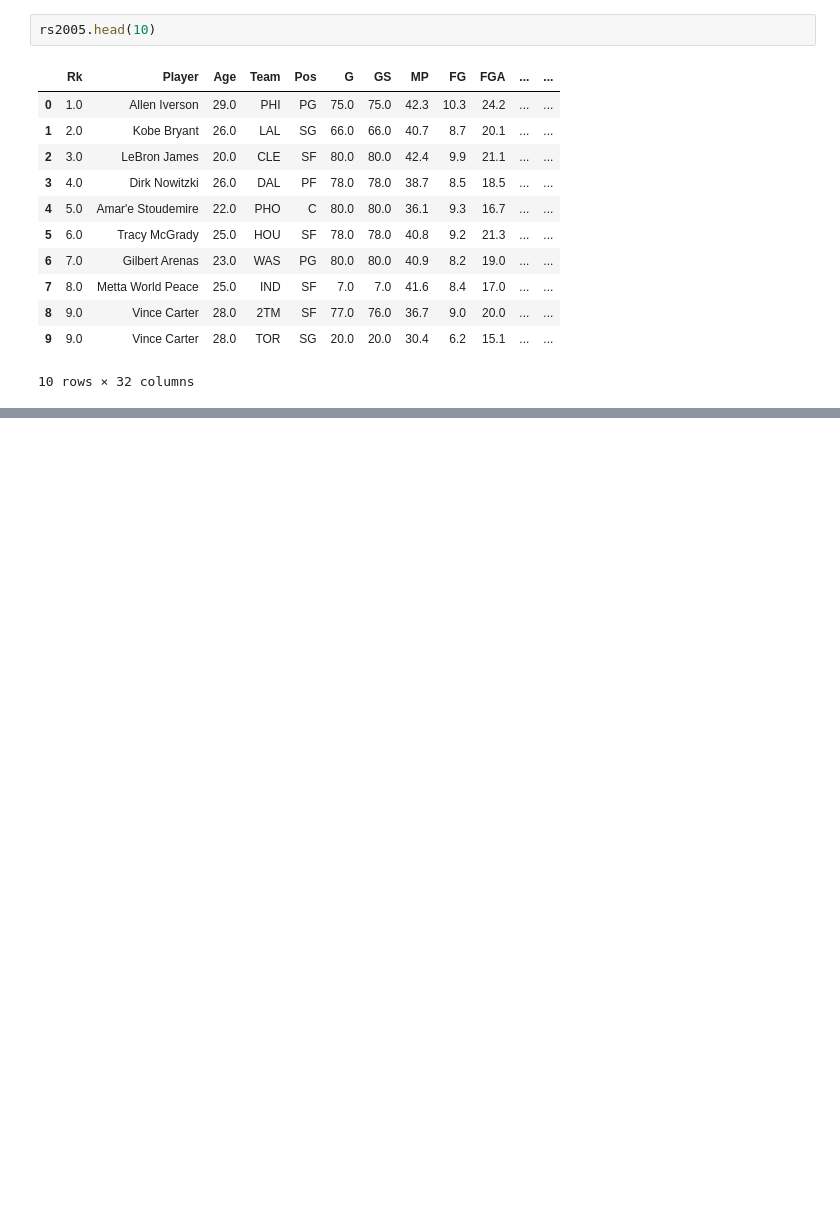
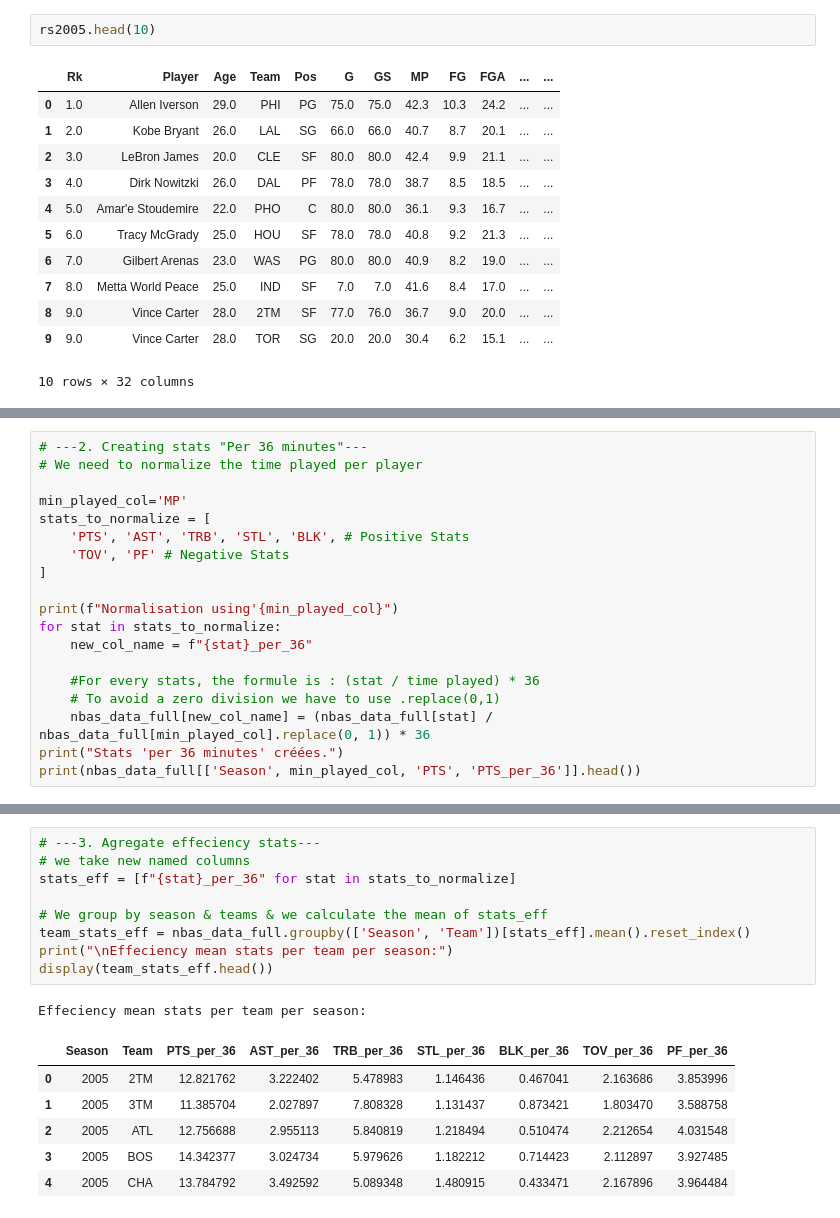
Before and after one commit to maadmaaax/Project_NBA_GroupM, a Jupyter notebook: Analyse_Principale.ipynb, the cells around one changed output, grey strips where cells are left out. Drawn from its saved outputs; the diff is of its cells as text; blank space fills up the shorter version.

```diff
--- a/Analyse_Principale.ipynb
+++ b/Analyse_Principale.ipynb
@@ -154,0 +233,19 @@ rs2005.head(10)
+# %%
+# ---2. Creating stats "Per 36 minutes"---
+# We need to normalize the time played per player
+
+min_played_col='MP'
+stats_to_normalize = [
+    'PTS', 'AST', 'TRB', 'STL', 'BLK', # Positive Stats
+    'TOV', 'PF' # Negative Stats
+]
+
+print(f"Normalisation using'{min_played_col}")
+for stat in stats_to_normalize:
+    new_col_name = f"{stat}_per_36"
+
+    #For every stats, the formule is : (stat / time played) * 36
+    # To avoid a zero division we have to use .replace(0,1)
+    nbas_data_full[new_col_name] = (nbas_data_full[stat] / nbas_data_full[min_played_col].replace(0, 1)) * 36
+print("Stats 'per 36 minutes' créées.")
+print(nbas_data_full[['Season', min_played_col, 'PTS', 'PTS_per_36']].head())
@@ -154,0 +261,17 @@ rs2005.head(10)
+# %%
+# ---3. Agregate effeciency stats---
+# we take new named columns
+stats_eff = [f"{stat}_per_36" for stat in stats_to_normalize]
+
+# We group by season & teams & we calculate the mean of stats_eff
+team_stats_eff = nbas_data_full.groupby(['Season', 'Team'])[stats_eff].mean().reset_index()
+print("\nEffeciency mean stats per team per season:")
+display(team_stats_eff.head())
+# %% [output]
+Effeciency mean stats per team per season:
+|  | Season | Team | PTS_per_36 | AST_per_36 | TRB_per_36 | STL_per_36 | BLK_per_36 | TOV_per_36 | PF_per_36 |
+| 0 | 2005 | 2TM | 12.821762 | 3.222402 | 5.478983 | 1.146436 | 0.467041 | 2.163686 | 3.853996 |
+| 1 | 2005 | 3TM | 11.385704 | 2.027897 | 7.808328 | 1.131437 | 0.873421 | 1.803470 | 3.588758 |
+| 2 | 2005 | ATL | 12.756688 | 2.955113 | 5.840819 | 1.218494 | 0.510474 | 2.212654 | 4.031548 |
+| 3 | 2005 | BOS | 14.342377 | 3.024734 | 5.979626 | 1.182212 | 0.714423 | 2.112897 | 3.927485 |
+| 4 | 2005 | CHA | 13.784792 | 3.492592 | 5.089348 | 1.480915 | 0.433471 | 2.167896 | 3.964484 |
```
Also changed, not shown: parts of 6 cells of this notebook.
